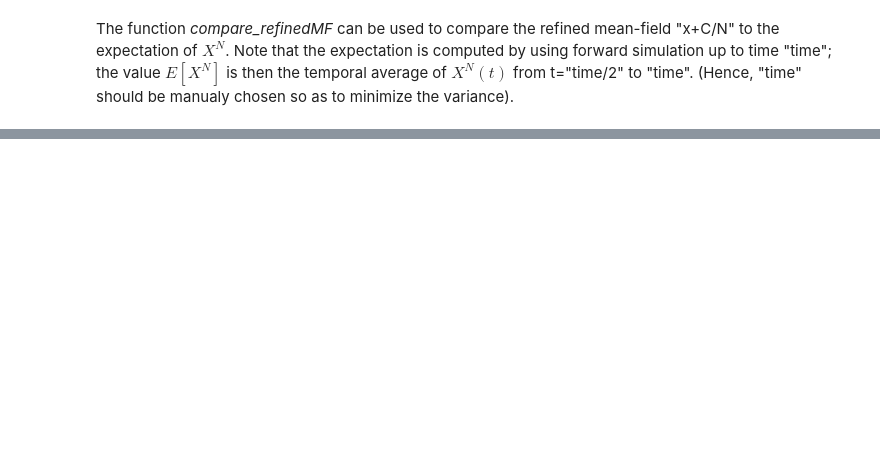
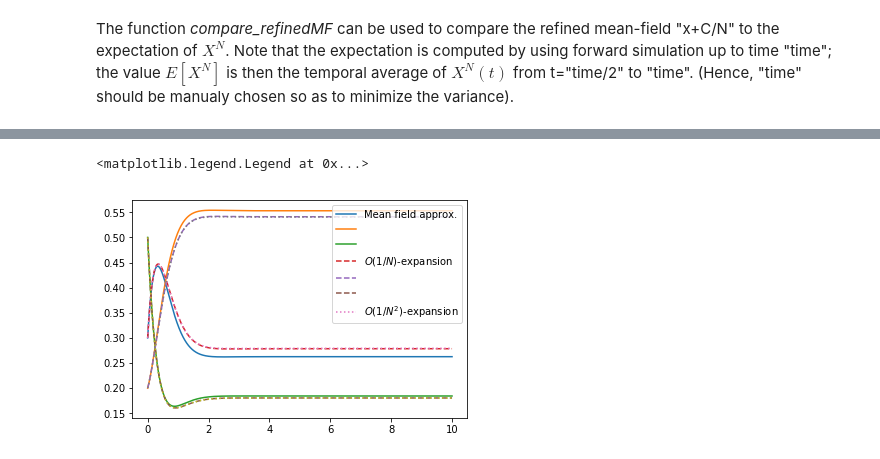
Before and after one commit to josudoncel/rmf_tool, a Jupyter notebook: BasicExample_SIR.ipynb, the cells around one changed output, grey strips where cells are left out. Drawn from its saved outputs; the diff is of its cells as text; code cells hidden in the pictures; blank space fills up the shorter version.

Commit message:
Basic example that illustrates the O(1/N) and O(1/N^2)-expansions

```diff
--- a/BasicExample_SIR.ipynb
+++ b/BasicExample_SIR.ipynb
@@ -109,0 +116,16 @@ print(Vs,'Confidence inverval of simulation (rough estimation)')
+# %%
+n=3
+T,XVWABCD=ddpp.meanFieldExapansionTransient(order=2,time=10)
+X = XVWABCD[:,0:n]
+V = XVWABCD[:,n:2*n]
+A = XVWABCD[:,2*n+n**2:3*n+n**2]
+
+
+N=10
+plt.plot(T,X,'-')
+plt.plot(T,X+V/N,'--')
+plt.plot(T,X+V/N+A/N**2,':')
+plt.legend(['Mean field approx.','','','$O(1/N)$-expansion','','','$O(1/N^2)$-expansion'])
+# %% [output]
+<matplotlib.legend.Legend at 0x...>
+[figure, added]
```
Also changed, not shown: parts of 7 cells of this notebook.
